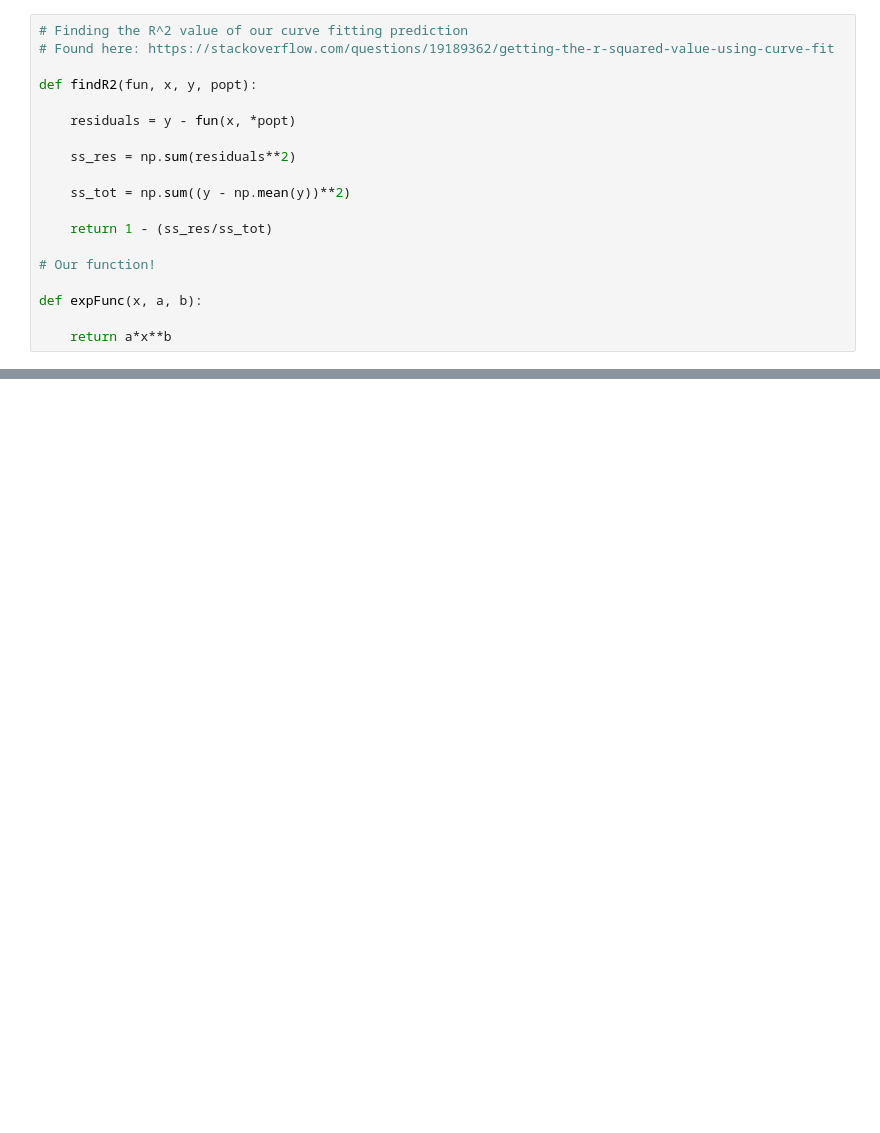
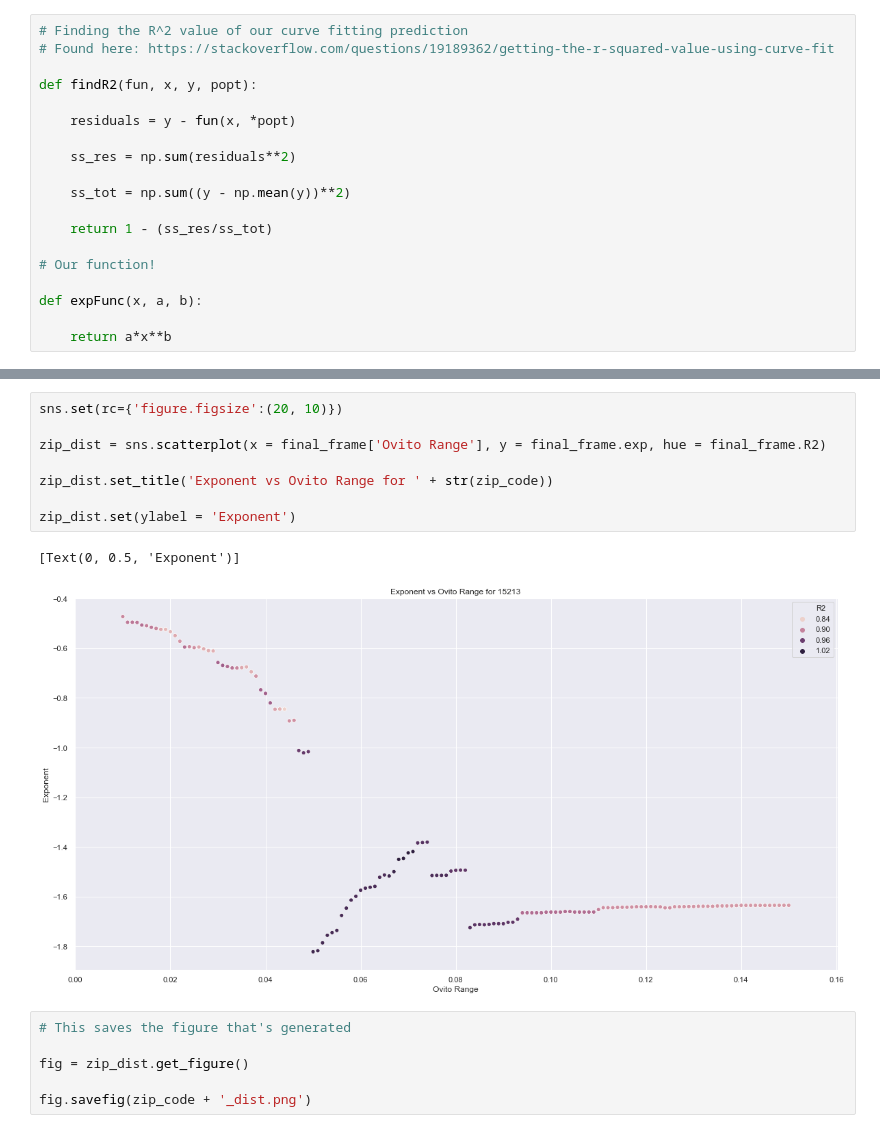
Before and after one commit to rrusali/2020-Summer-Research, a Jupyter notebook: Zipf's Law Exponent.ipynb, the cells around one changed output, grey strips where cells are left out. Drawn from its saved outputs; the diff is of its cells as text; blank space fills up the shorter version.

```diff
--- a/Zipf's Law Exponent.ipynb
+++ b/Zipf's Law Exponent.ipynb
@@ -99,0 +123,17 @@ final_frame
+# %%
+sns.set(rc={'figure.figsize':(20, 10)})
+
+zip_dist = sns.scatterplot(x = final_frame['Ovito Range'], y = final_frame.exp, hue = final_frame.R2)
+
+zip_dist.set_title('Exponent vs Ovito Range for ' + str(zip_code))
+
+zip_dist.set(ylabel = 'Exponent')
+# %% [output]
+[Text(0, 0.5, 'Exponent')]
+[figure, added]
+# %%
+# This saves the figure that's generated
+
+fig = zip_dist.get_figure()
+
+fig.savefig(zip_code + '_dist.png')
```
Also changed, not shown: parts of 3 cells of this notebook.
